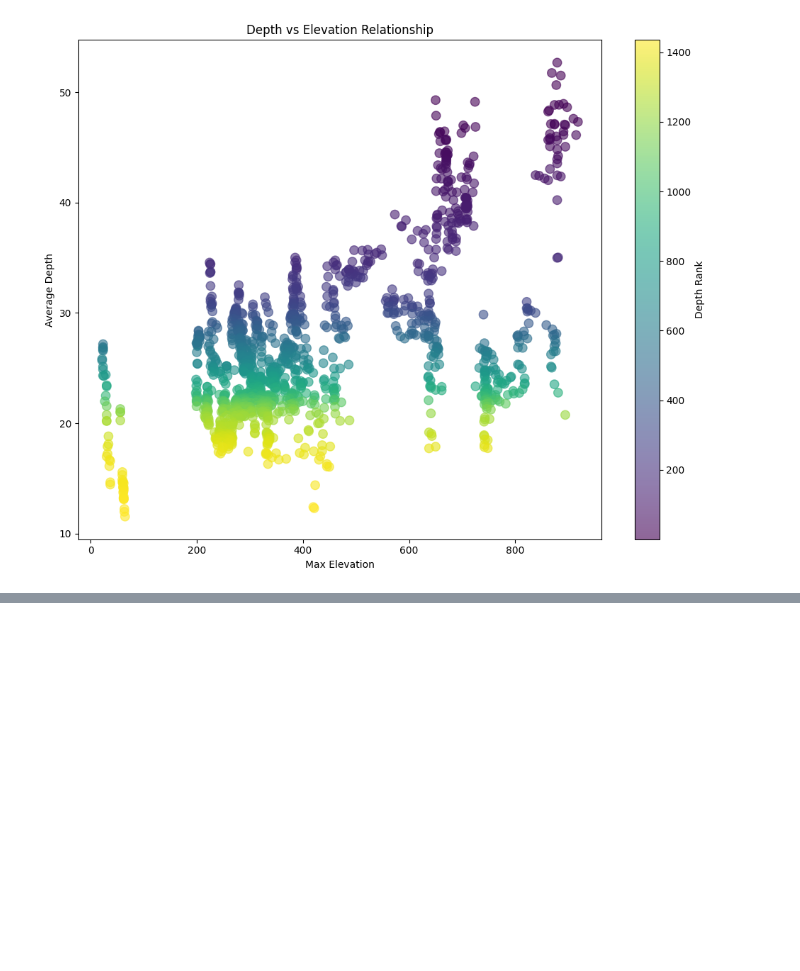
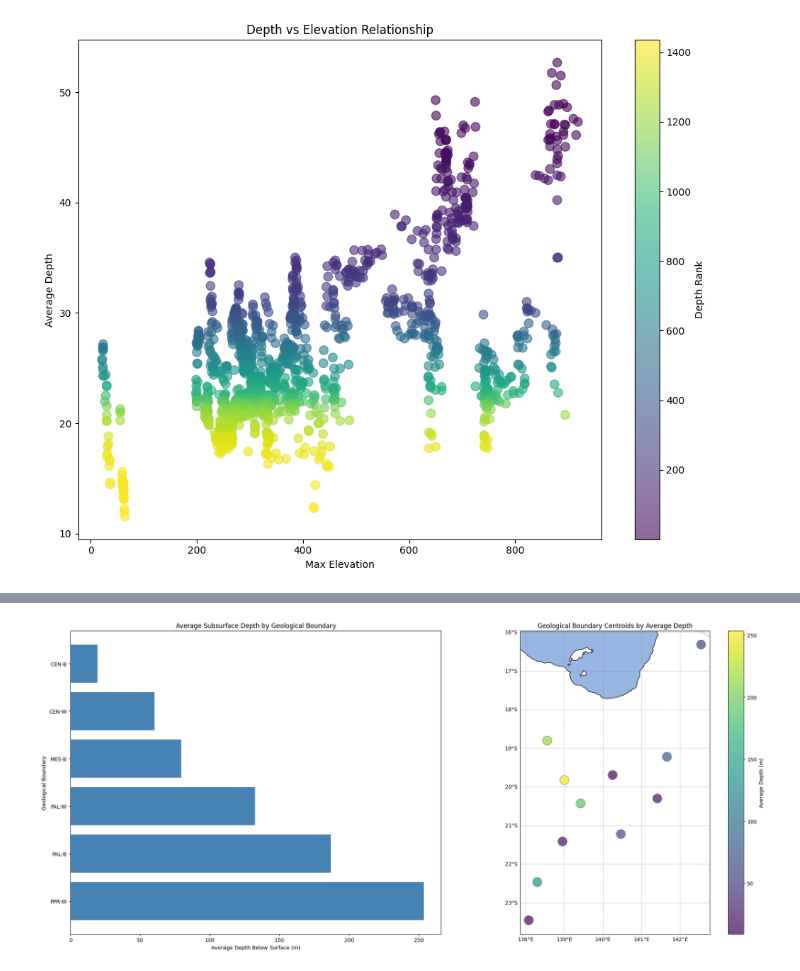
Before and after one commit to zarezza/MiningExploration, a Jupyter notebook: minex_view.ipynb, the cells around one changed output, grey strips where cells are left out. Saved outputs shown, nothing was run; the diff lists cells and outputs as text; code cells hidden in the pictures; blank space fills up the shorter version.

```diff
--- a/minex_view.ipynb
+++ b/minex_view.ipynb
@@ -142,0 +171,52 @@ plt.show()
+# %%
+import cartopy.feature as cfeature
+import cartopy.crs as ccrs
+import matplotlib.pyplot as plt
+
+# Create figure with two subplots side by side
+fig = plt.figure(figsize=(20, 9))
+
+# Subplot 1: Horizontal bar chart (left)
+ax1 = plt.subplot(1, 2, 1)
+df_boundary_cleaned = df_boundary.dropna(subset=['boundary_name'])
+ax1.barh(df_boundary_cleaned["boundary_name"], df_boundary_cleaned["avg_depth"], color="steelblue")
+ax1.set_xlabel("Average Depth Below Surface (m)")
+ax1.set_ylabel("Geological Boundary")
+ax1.set_title("Average Subsurface Depth by Geological Boundary")
+
+# Subplot 2: Map with centroids (right)
+ax2 = plt.subplot(1, 2, 2, projection=ccrs.PlateCarree())
+
+ax2.add_feature(cfeature.LAND, facecolor='white')
+ax2.add_feature(cfeature.OCEAN)
+ax2.add_feature(cfeature.COASTLINE)
+ax2.add_feature(cfeature.BORDERS, linestyle=':')
+ax2.add_feature(cfeature.LAKES, alpha=0.5)
+ax2.add_feature(cfeature.RIVERS)
+
+gl = ax2.gridlines(draw_labels=True, color='gray', alpha=0.5, linestyle='--')
+gl.top_labels = False
+gl.right_labels = False
+
+# Plot centroid points colored by average depth
+sc = ax2.scatter(
+    df_boundary_cleaned["centroid_longitude"],
+    df_boundary_cleaned["centroid_latitude"],
+    c=df_boundary_cleaned["avg_depth"],
+    cmap="viridis",
+    alpha=0.7,
+    s=300,
+    transform=ccrs.PlateCarree(),
+    edgecolors='black',
+    linewidths=0.5
+)
+
+plt.colorbar(sc, ax=ax2, label="Average Depth (m)")
+ax2.set_title("Geological Boundary Centroids by Average Depth")
+ax2.set_xlabel("Longitude")
+ax2.set_ylabel("Latitude")
+
+plt.tight_layout()
+plt.show()
+# %% [output]
+[figure, added]
```
Also changed, not shown: parts of 5 cells of this notebook.
